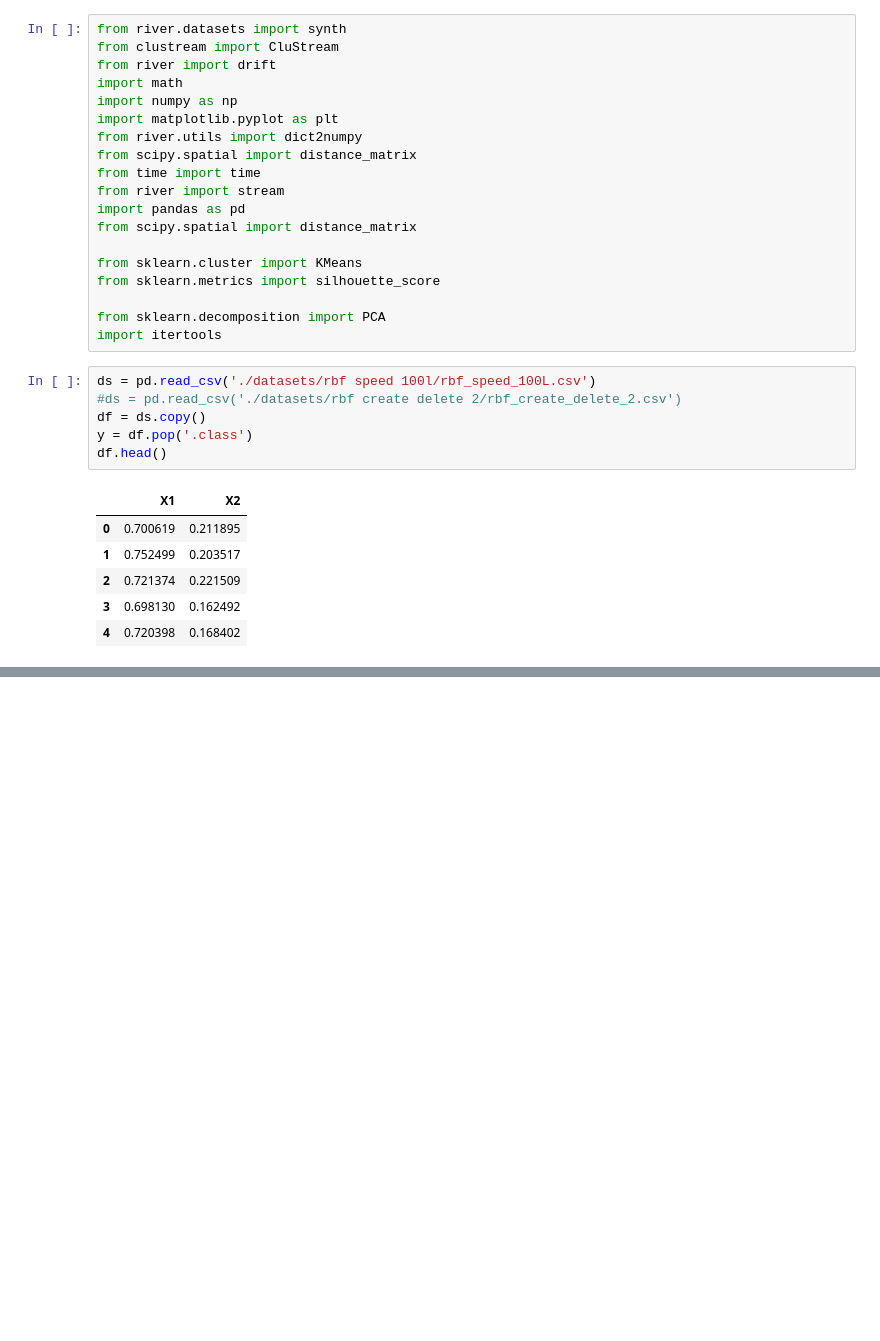
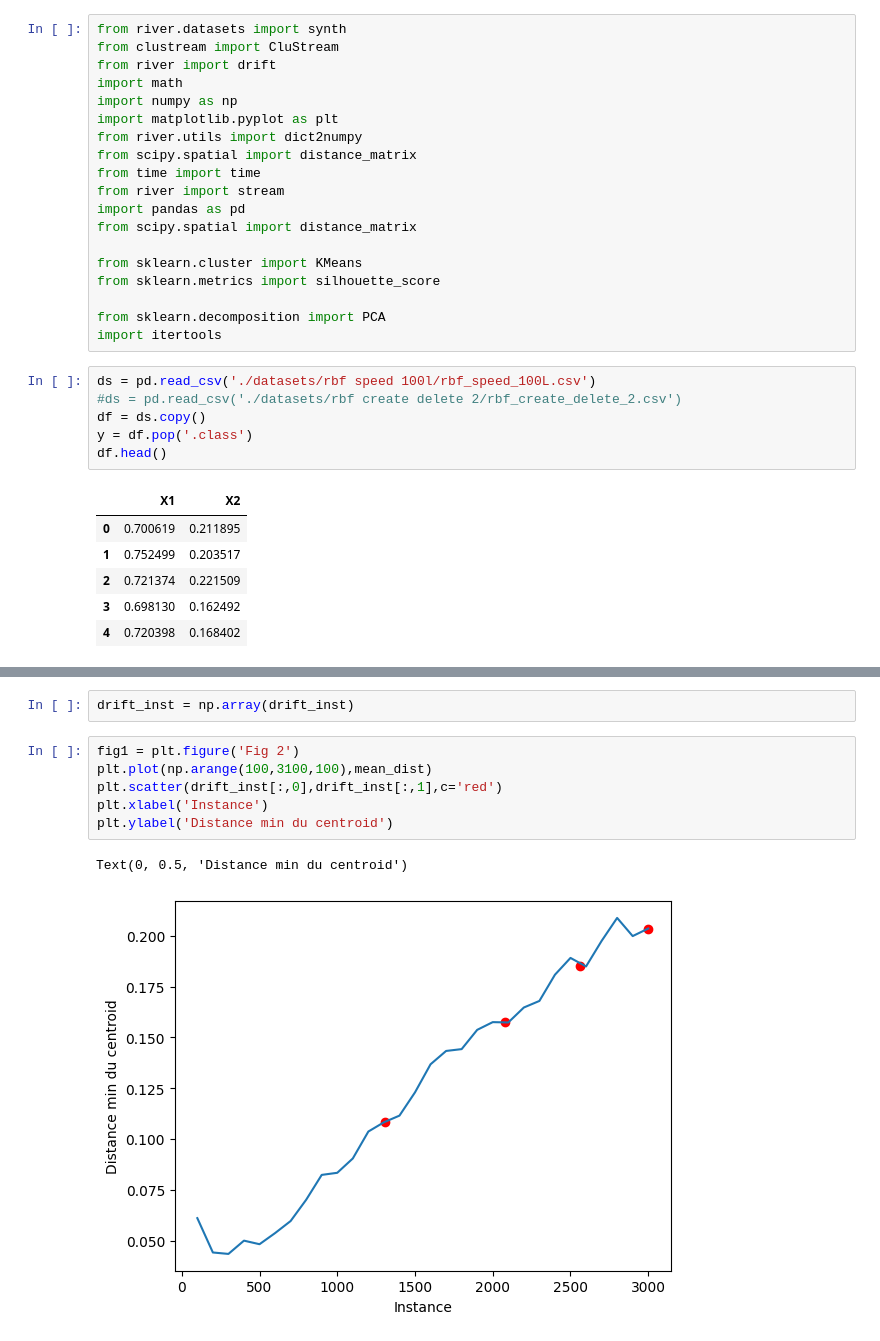
Before and after one commit to Dead8Pixel/ConceptDriftClustering, a Jupyter notebook: test.ipynb, the cells around one changed output, grey strips where cells are left out. Saved outputs shown, nothing was run; the diff lists cells and outputs as text; blank space fills up the shorter version.

```diff
--- a/test.ipynb
+++ b/test.ipynb
@@ -97,0 +86,11 @@ fig.savefig('window_150_30mc')
+# %%
+drift_inst = np.array(drift_inst)
+# %%
+fig1 = plt.figure('Fig 2')
+plt.plot(np.arange(100,3100,100),mean_dist)
+plt.scatter(drift_inst[:,0],drift_inst[:,1],c='red')
+plt.xlabel('Instance')
+plt.ylabel('Distance min du centroid')
+# %% [output]
+Text(0, 0.5, 'Distance min du centroid')
+[figure, added]
```
Also changed, not shown: parts of 2 cells of this notebook, 2 other files.
